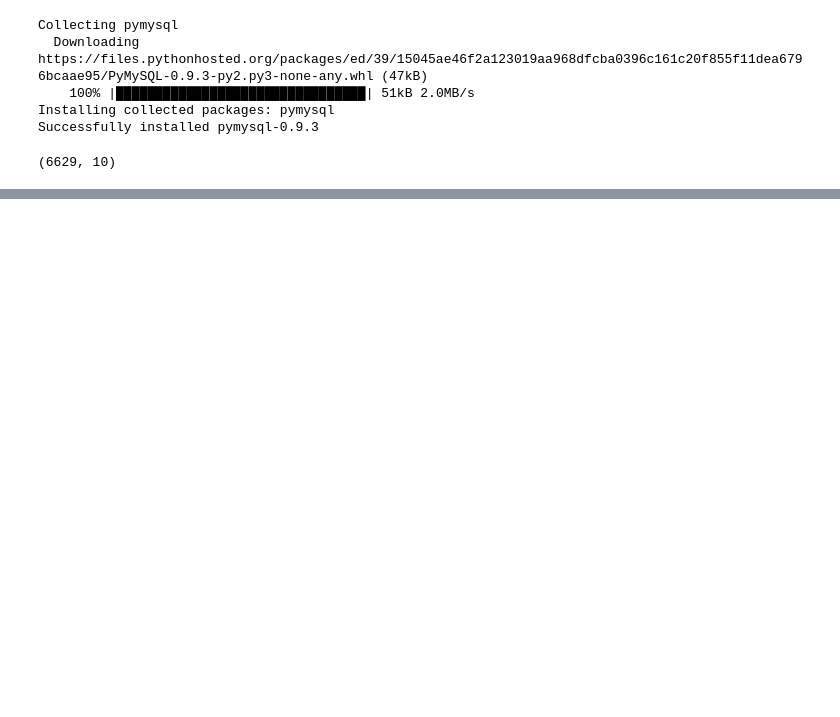
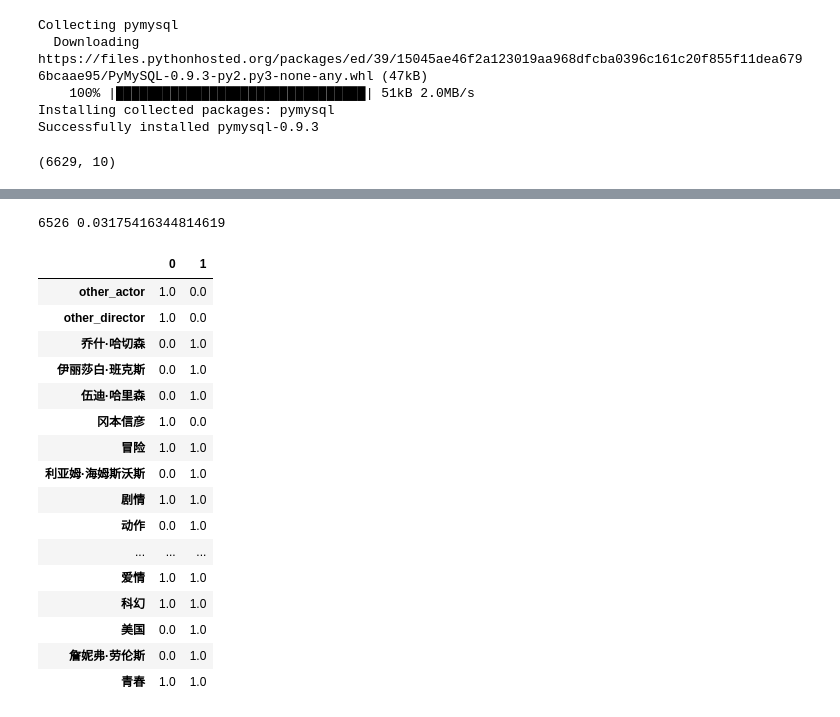
Before and after one commit to GavinHacker/ml_practice, a Jupyter notebook: recbycontent.ipynb, the cells around one changed output, grey strips where cells are left out. Drawn from its saved outputs; the diff is of its cells as text; code cells hidden in the pictures; blank space fills up the shorter version.

```diff
--- a/recbycontent.ipynb
+++ b/recbycontent.ipynb
@@ -116,0 +178,40 @@ array([[0.   , 0.76 , 0.898, 1.656, 0.302],
+# %%
+index = 0
+_max_index = 0
+_max = 1
+for i in item_similarity[1]:
+  if i < _max and i != 0:
+    _max = i
+    _max_index = index
+  index = index + 1
+print(_max_index, _max)
+# %% [output]
+6526 0.03175416344814619
+# %%
+index_of_sim = 6526
+df.iloc[index_of_sim]
+movie_dict_list[index_of_sim]
+df_106 = pd.DataFrame(data=X.todense()[index_of_sim], columns=v.feature_names_)
+df_0 = pd.DataFrame(data=X.todense()[0], columns=v.feature_names_)
+df_diff = pd.concat([df_0, df_106], axis=0, ignore_index=True)
+#df_diff.reindex(['0','1'])
+df_diff = df_diff.T
+df_diff[(df_diff[0] != 0) | (df_diff[1] != 0)]
+# %% [output]
+|  | 0 | 1 |
+| other_actor | 1.0 | 0.0 |
+| other_director | 1.0 | 0.0 |
+| 乔什·哈切森 | 0.0 | 1.0 |
+| 伊丽莎白·班克斯 | 0.0 | 1.0 |
+| 伍迪·哈里森 | 0.0 | 1.0 |
+| 冈本信彦 | 1.0 | 0.0 |
+| 冒险 | 1.0 | 1.0 |
+| 利亚姆·海姆斯沃斯 | 0.0 | 1.0 |
+| 剧情 | 1.0 | 1.0 |
+| 动作 | 0.0 | 1.0 |
+| ... | ... | ... |
+| 爱情 | 1.0 | 1.0 |
+| 科幻 | 1.0 | 1.0 |
+| 美国 | 0.0 | 1.0 |
+| 詹妮弗·劳伦斯 | 0.0 | 1.0 |
+| 青春 | 1.0 | 1.0 |
```
Also changed, not shown: parts of 19 cells of this notebook.
